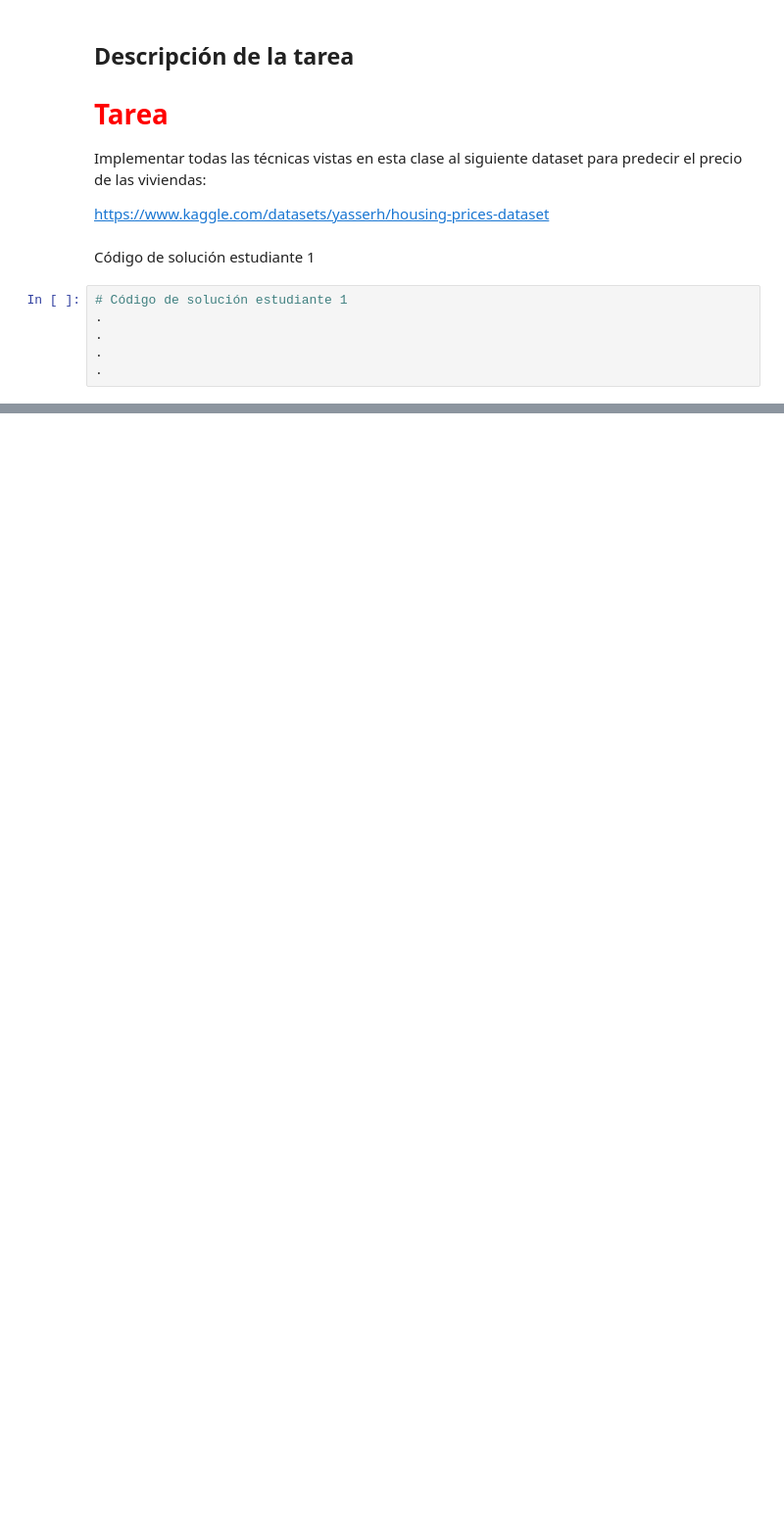
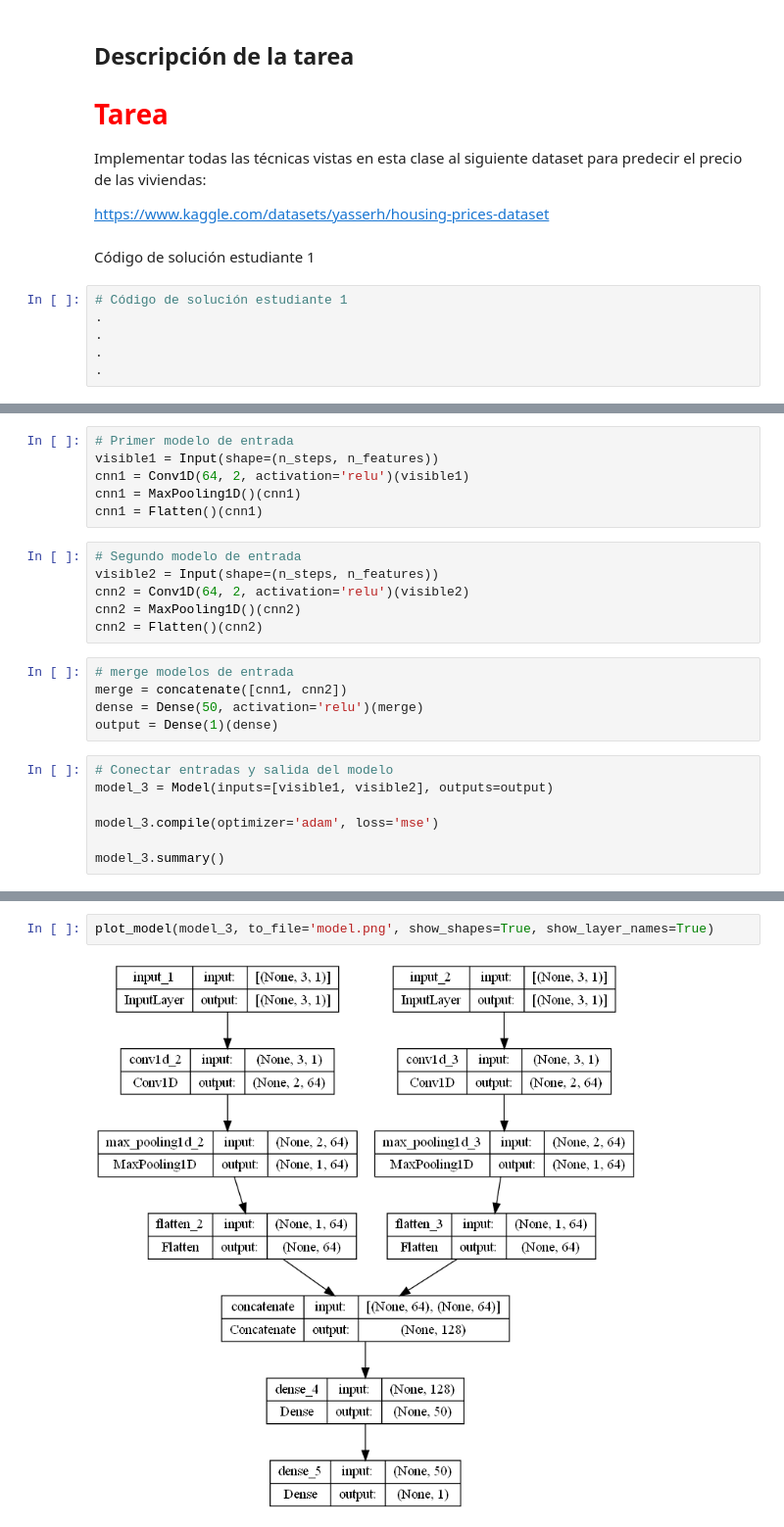
Before and after one commit to jaramillooo/Tarea5_AECabrera, a Jupyter notebook: Plantilla_Tareas.ipynb, the cells around one changed output, grey strips where cells are left out. Shown at 98% size. Cells and saved outputs as stored; diff of their text form; blank space fills up the shorter version.

```diff
--- a/Plantilla_Tareas.ipynb
+++ b/Plantilla_Tareas.ipynb
@@ -40,0 +263,24 @@ Código de solución estudiante 2
+# %%
+# Primer modelo de entrada
+visible1 = Input(shape=(n_steps, n_features))
+cnn1 = Conv1D(64, 2, activation='relu')(visible1)
+cnn1 = MaxPooling1D()(cnn1)
+cnn1 = Flatten()(cnn1)
+# %%
+# Segundo modelo de entrada
+visible2 = Input(shape=(n_steps, n_features))
+cnn2 = Conv1D(64, 2, activation='relu')(visible2)
+cnn2 = MaxPooling1D()(cnn2)
+cnn2 = Flatten()(cnn2)
+# %%
+# merge modelos de entrada
+merge = concatenate([cnn1, cnn2])
+dense = Dense(50, activation='relu')(merge)
+output = Dense(1)(dense)
+# %%
+# Conectar entradas y salida del modelo
+model_3 = Model(inputs=[visible1, visible2], outputs=output)
+
+model_3.compile(optimizer='adam', loss='mse')
+
+model_3.summary()
@@ -40,0 +305,4 @@ Código de solución estudiante 2
+# %%
+plot_model(model_3, to_file='model.png', show_shapes=True, show_layer_names=True)
+# %% [output]
+[figure, added]
```
Also changed, not shown: parts of 74 cells of this notebook.
